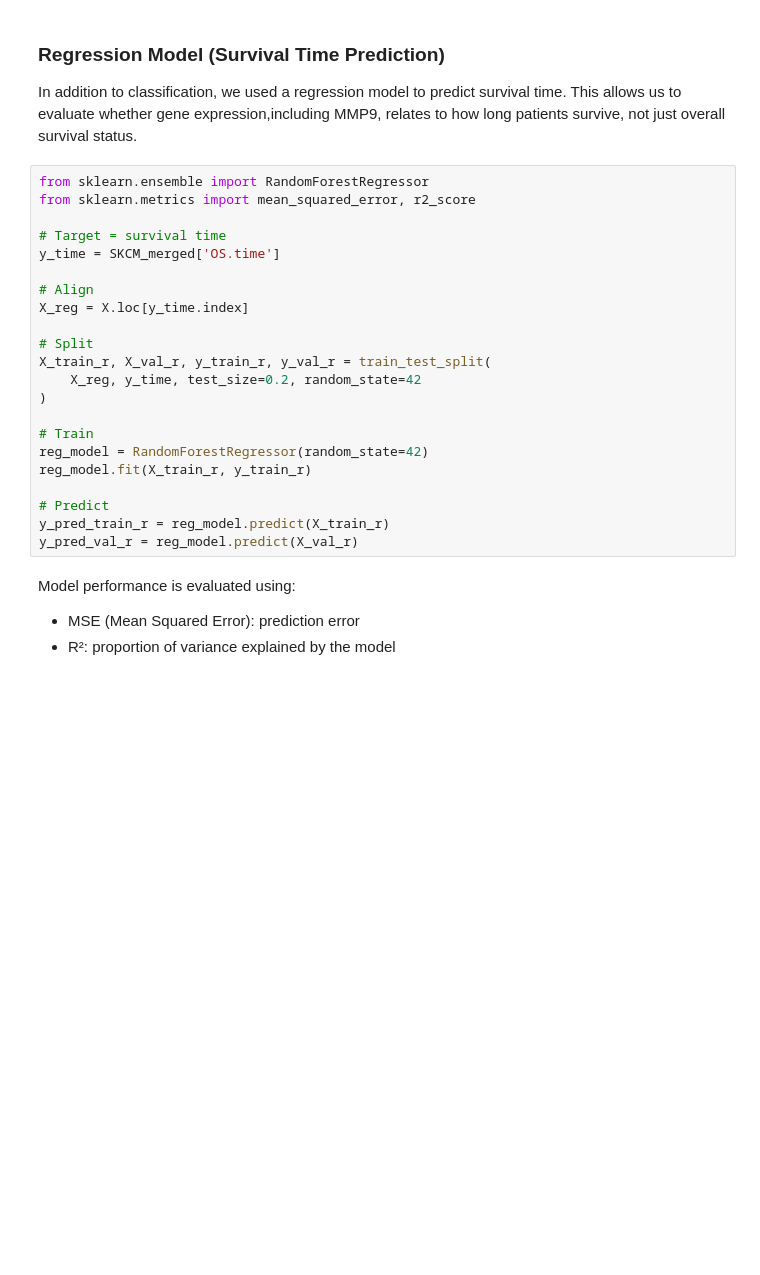
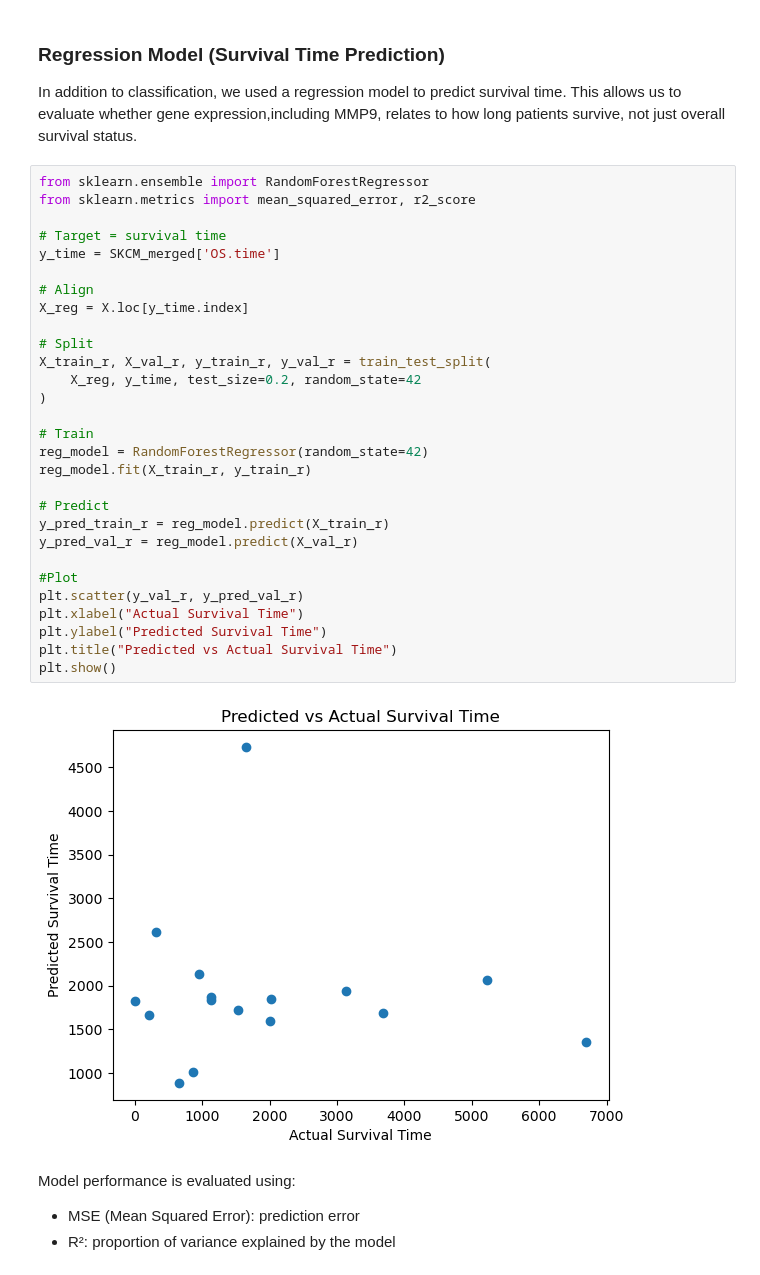
Before and after one commit to haydenrue1/Module-4-Cancer, a Jupyter notebook: code/Module 4 Template.ipynb, the cells around one changed output. Saved outputs shown, nothing was run; the diff lists cells and outputs as text; blank space fills up the shorter version.

```diff
--- a/code/Module 4 Template.ipynb
+++ b/code/Module 4 Template.ipynb
@@ -324,25 +334,34 @@ relates to how long patients survive, not just overall survival status.
 # %%
 from sklearn.ensemble import RandomForestRegressor
 from sklearn.metrics import mean_squared_error, r2_score
 
 # Target = survival time
 y_time = SKCM_merged['OS.time']
 
 # Align
 X_reg = X.loc[y_time.index]
 
 # Split
 X_train_r, X_val_r, y_train_r, y_val_r = train_test_split(
     X_reg, y_time, test_size=0.2, random_state=42
 )
 
 # Train
 reg_model = RandomForestRegressor(random_state=42)
 reg_model.fit(X_train_r, y_train_r)
 
 # Predict
 y_pred_train_r = reg_model.predict(X_train_r)
 y_pred_val_r = reg_model.predict(X_val_r)
+
+#Plot
+plt.scatter(y_val_r, y_pred_val_r)
+plt.xlabel("Actual Survival Time")
+plt.ylabel("Predicted Survival Time")
+plt.title("Predicted vs Actual Survival Time")
+plt.show()
+# %% [output]
+[figure, added]
 # %% [markdown]
 Model performance is evaluated using:
 - MSE (Mean Squared Error): prediction error
```
Also changed, not shown: parts of 11 cells of this notebook, 1 other file.
